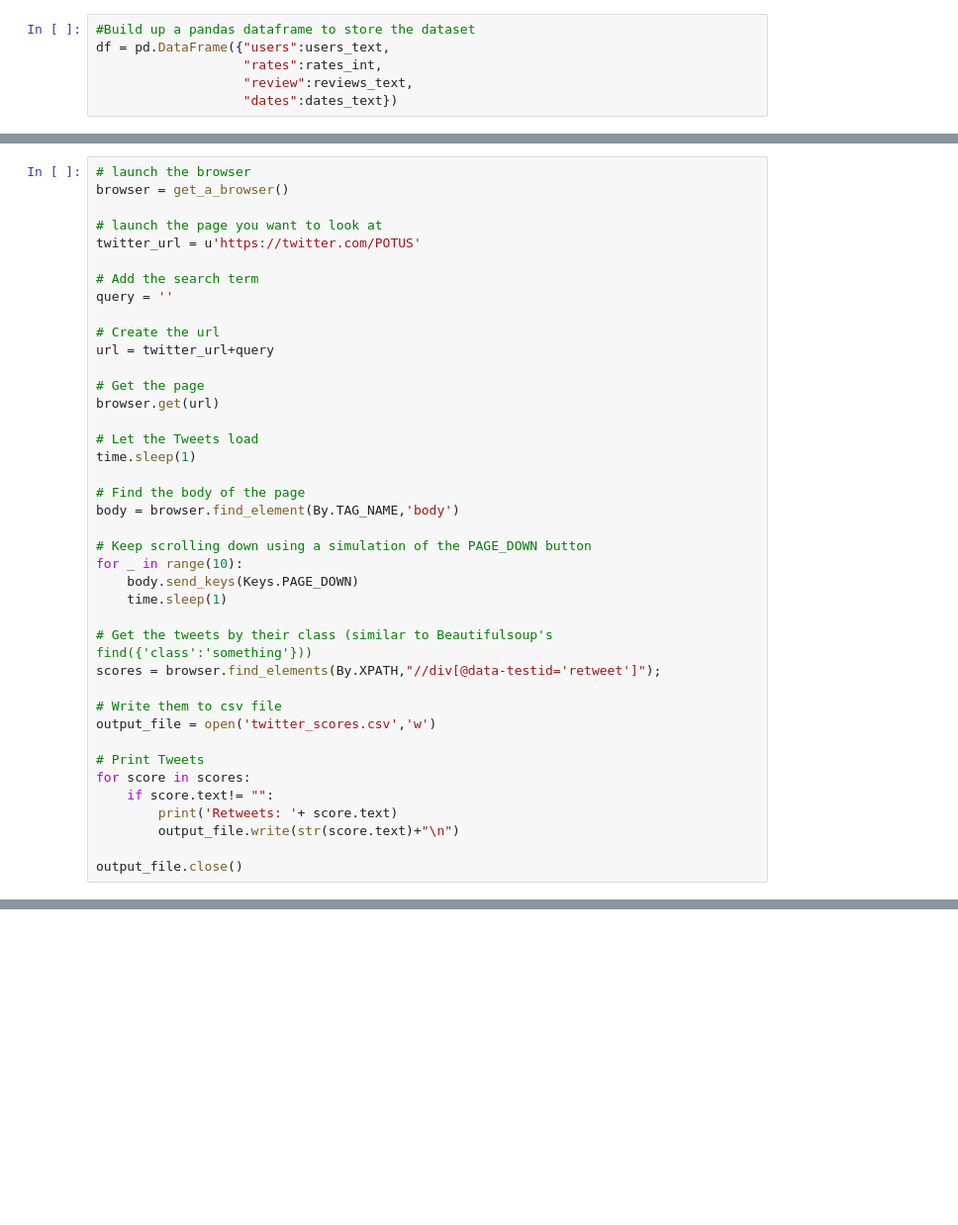
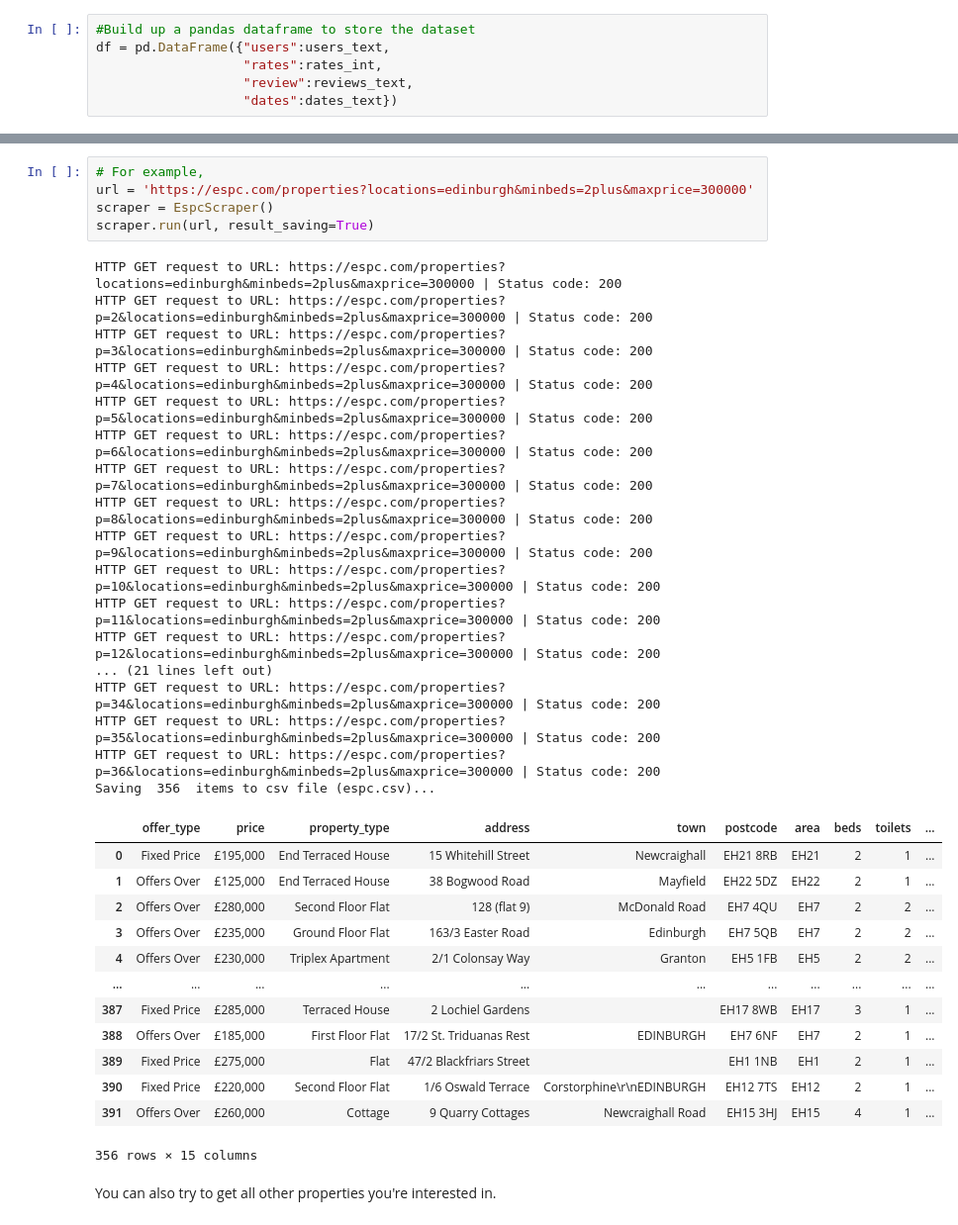
Before and after one commit to Magica-Chen/WebSNA-23-24-notes, a Jupyter notebook: Week1/Week1-Exercise-Solutions.ipynb, the cells around one changed output, grey strips where cells are left out. Shown at 99% size. Saved outputs shown, nothing was run; the diff lists cells and outputs as text; blank space fills up the shorter version.

```diff
--- a/Week1/Week1-Exercise-Solutions.ipynb
+++ b/Week1/Week1-Exercise-Solutions.ipynb
@@ -152,40 +183,0 @@ def get_a_browser():
-# %%
-# launch the browser
-browser = get_a_browser()
-
-# launch the page you want to look at
-twitter_url = u'https://twitter.com/POTUS'
-
-# Add the search term
-query = ''
-
-# Create the url
-url = twitter_url+query
-
-# Get the page
-browser.get(url)
-
-# Let the Tweets load
-time.sleep(1)
-
-# Find the body of the page
-body = browser.find_element(By.TAG_NAME,'body')
-
-# Keep scrolling down using a simulation of the PAGE_DOWN button
-for _ in range(10):
-    body.send_keys(Keys.PAGE_DOWN)
-    time.sleep(1)
-
-# Get the tweets by their class (similar to Beautifulsoup's find({'class':'something'}))
-scores = browser.find_elements(By.XPATH,"//div[@data-testid='retweet']");
-
-# Write them to csv file
-output_file = open('twitter_scores.csv','w')
-
-# Print Tweets
-for score in scores:
-    if score.text!= "":
-        print('Retweets: '+ score.text)
-        output_file.write(str(score.text)+"\n")
-
-output_file.close()
@@ -191,0 +311,38 @@ output_file.close()
+# %%
+# For example,
+url = 'https://espc.com/properties?locations=edinburgh&minbeds=2plus&maxprice=300000'
+scraper = EspcScraper()
+scraper.run(url, result_saving=True)
+# %% [output]
+HTTP GET request to URL: https://espc.com/properties?locations=edinburgh&minbeds=2plus&maxprice=300000 | Status code: 200
+HTTP GET request to URL: https://espc.com/properties?p=2&locations=edinburgh&minbeds=2plus&maxprice=300000 | Status code: 200
+HTTP GET request to URL: https://espc.com/properties?p=3&locations=edinburgh&minbeds=2plus&maxprice=300000 | Status code: 200
+HTTP GET request to URL: https://espc.com/properties?p=4&locations=edinburgh&minbeds=2plus&maxprice=300000 | Status code: 200
+HTTP GET request to URL: https://espc.com/properties?p=5&locations=edinburgh&minbeds=2plus&maxprice=300000 | Status code: 200
+HTTP GET request to URL: https://espc.com/properties?p=6&locations=edinburgh&minbeds=2plus&maxprice=300000 | Status code: 200
+HTTP GET request to URL: https://espc.com/properties?p=7&locations=edinburgh&minbeds=2plus&maxprice=300000 | Status code: 200
+HTTP GET request to URL: https://espc.com/properties?p=8&locations=edinburgh&minbeds=2plus&maxprice=300000 | Status code: 200
+HTTP GET request to URL: https://espc.com/properties?p=9&locations=edinburgh&minbeds=2plus&maxprice=300000 | Status code: 200
+HTTP GET request to URL: https://espc.com/properties?p=10&locations=edinburgh&minbeds=2plus&maxprice=300000 | Status code: 200
+HTTP GET request to URL: https://espc.com/properties?p=11&locations=edinburgh&minbeds=2plus&maxprice=300000 | Status code: 200
+HTTP GET request to URL: https://espc.com/properties?p=12&locations=edinburgh&minbeds=2plus&maxprice=300000 | Status code: 200
+... (21 lines left out)
+HTTP GET request to URL: https://espc.com/properties?p=34&locations=edinburgh&minbeds=2plus&maxprice=300000 | Status code: 200
+HTTP GET request to URL: https://espc.com/properties?p=35&locations=edinburgh&minbeds=2plus&maxprice=300000 | Status code: 200
+HTTP GET request to URL: https://espc.com/properties?p=36&locations=edinburgh&minbeds=2plus&maxprice=300000 | Status code: 200
+Saving  356  items to csv file (espc.csv)...
+|  | offer_type | price | property_type | address | town | postcode | area | beds | toilets | ... |
+| 0 | Fixed Price | £195,000 | End Terraced House | 15 Whitehill Street | Newcraighall | EH21 8RB | EH21 | 2 | 1 | ... |
+| 1 | Offers Over | £125,000 | End Terraced House | 38 Bogwood Road | Mayfield | EH22 5DZ | EH22 | 2 | 1 | ... |
+| 2 | Offers Over | £280,000 | Second Floor Flat | 128 (flat 9) | McDonald Road | EH7 4QU | EH7 | 2 | 2 | ... |
+| 3 | Offers Over | £235,000 | Ground Floor Flat | 163/3 Easter Road | Edinburgh | EH7 5QB | EH7 | 2 | 2 | ... |
+| 4 | Offers Over | £230,000 | Triplex Apartment | 2/1 Colonsay Way | Granton | EH5 1FB | EH5 | 2 | 2 | ... |
+| ... | ... | ... | ... | ... | ... | ... | ... | ... | ... | ... |
+| 387 | Fixed Price | £285,000 | Terraced House | 2 Lochiel Gardens |  | EH17 8WB | EH17 | 3 | 1 | ... |
+| 388 | Offers Over | £185,000 | First Floor Flat | 17/2 St. Triduanas Rest | EDINBURGH | EH7 6NF | EH7 | 2 | 1 | ... |
+| 389 | Fixed Price | £275,000 | Flat | 47/2 Blackfriars Street |  | EH1 1NB | EH1 | 2 | 1 | ... |
+| 390 | Fixed Price | £220,000 | Second Floor Flat | 1/6 Oswald Terrace | Corstorphine\r\nEDINBURGH | EH12 7TS | EH12 | 2 | 1 | ... |
+| 391 | Offers Over | £260,000 | Cottage | 9 Quarry Cottages | Newcraighall Road | EH15 3HJ | EH15 | 4 | 1 | ... |
+356 rows × 15 columns
+# %% [markdown]
+You can also try to get all other properties you're interested in.
```
Also changed, not shown: parts of 24 cells of this notebook, 1 other file.
